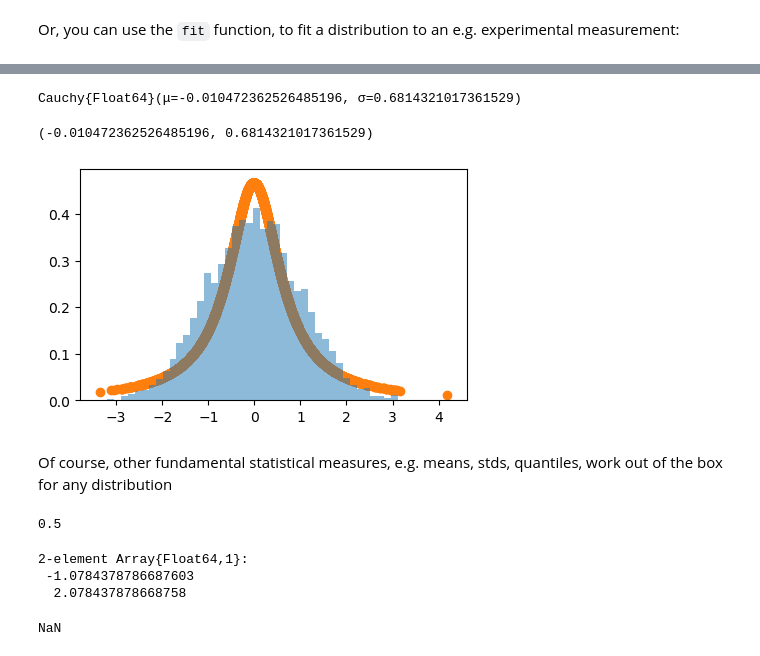
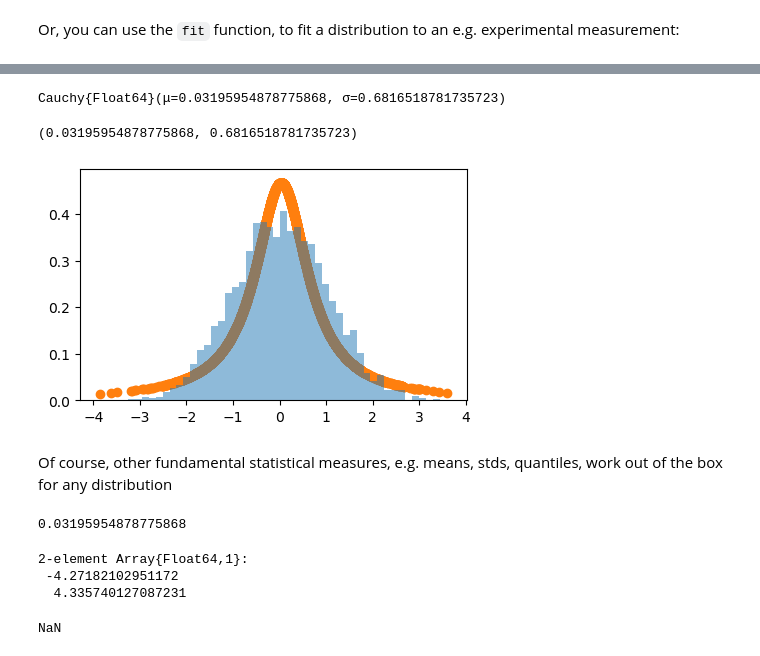
Before and after one commit to Datseris/Zero2Hero-JuliaWorkshop, a Jupyter notebook: 3-Ecosystem.ipynb, the cells around one changed output, grey strips where cells are left out. Drawn from its saved outputs; the diff is of its cells as text; code cells hidden in the pictures.

```diff
--- a/3-Ecosystem.ipynb
+++ b/3-Ecosystem.ipynb
@@ -394,26 +538,26 @@ Normal{Float64}(μ=-0.00608671625185454, σ=1.00224679244649)
 # %%
-dfit = fit(Cauchy, x)
+cauchyfit = fit(Cauchy, x)
 # %% [output]
-Cauchy{Float64}(μ=-0.010472362526485196, σ=0.6814321017361529)
+Cauchy{Float64}(μ=0.03195954878775868, σ=0.6816518781735723)
 # %%
-params(dfit)
+params(cauchyfit)
 # %% [output]
-(-0.010472362526485196, 0.6814321017361529)
+(0.03195954878775868, 0.6816518781735723)
 # %%
 hist(x, 50, alpha = 0.5, density = true)
-scatter(x, pdf.(dfit, x), color = "C1");
+scatter(x, pdf.(cauchyfit, x), color = "C1");
 # %% [output]
-[figure, old version]
+[figure, new version]
 # %% [markdown]
 Of course, other fundamental statistical measures, e.g. means, stds, quantiles, work out of the box for any distribution
 # %%
-quantile(d, 0.5)
+quantile(cauchyfit, 0.5)
 # %% [output]
-0.5
+0.03195954878775868
 # %%
-quantile.(d, [0.05, 0.95])
+quantile.(cauchyfit, [0.05, 0.95])
 # %% [output]
 2-element Array{Float64,1}:
- -1.0784378786687603
-  2.078437878668758
+ -4.27182102951172
+  4.335740127087231
 # %%
```
Also changed, not shown: parts of 52 cells of this notebook, 1 other file.
